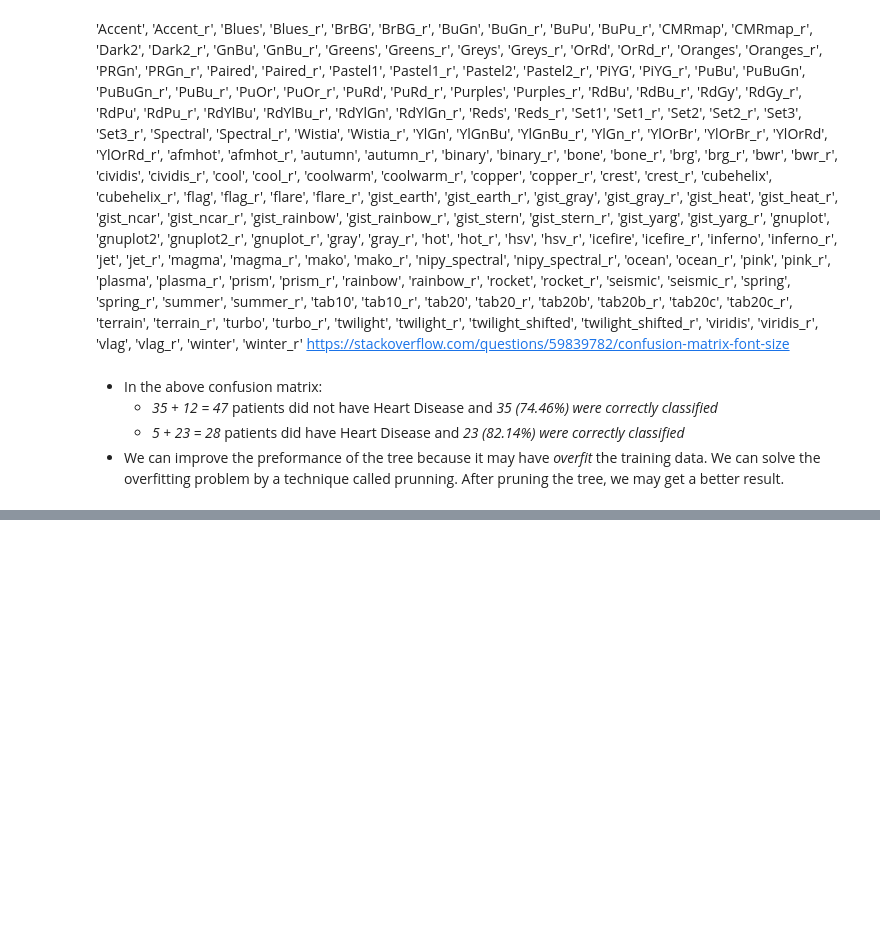
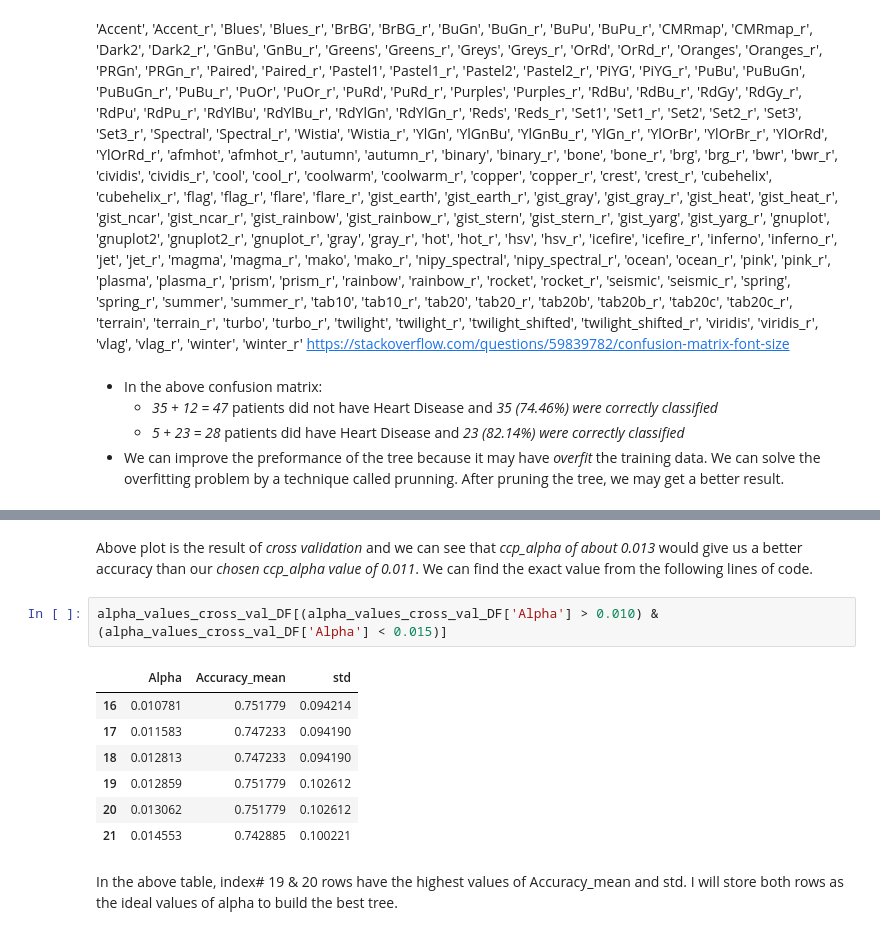
Before and after one commit to unpatel1/20220614_Classification_Tree_Heart_Disease, a Jupyter notebook: Classification_Tree_Heart_Disease.ipynb, the cells around one changed output, grey strips where cells are left out. Saved outputs shown, nothing was run; the diff lists cells and outputs as text; blank space fills up the shorter version.

```diff
--- a/Classification_Tree_Heart_Disease.ipynb
+++ b/Classification_Tree_Heart_Disease.ipynb
@@ -407,0 +507,14 @@ df_.head(90)
+# %% [markdown]
+Above plot is the result of *cross validation* and we can see that *ccp_alpha of about 0.013* would give us a better accuracy than our *chosen ccp_alpha value of 0.011*. We can find the exact value from the following lines of code.
+# %%
+alpha_values_cross_val_DF[(alpha_values_cross_val_DF['Alpha'] > 0.010) & (alpha_values_cross_val_DF['Alpha'] < 0.015)]
+# %% [output]
+|  | Alpha | Accuracy_mean | std |
+| 16 | 0.010781 | 0.751779 | 0.094214 |
+| 17 | 0.011583 | 0.747233 | 0.094190 |
+| 18 | 0.012813 | 0.747233 | 0.094190 |
+| 19 | 0.012859 | 0.751779 | 0.102612 |
+| 20 | 0.013062 | 0.751779 | 0.102612 |
+| 21 | 0.014553 | 0.742885 | 0.100221 |
+# %% [markdown]
+In the above table, index# 19 & 20 rows have the highest values of Accuracy_mean and std. I will store both rows as the ideal values of alpha to build the best tree.
```
Also changed, not shown: parts of 59 cells of this notebook.
